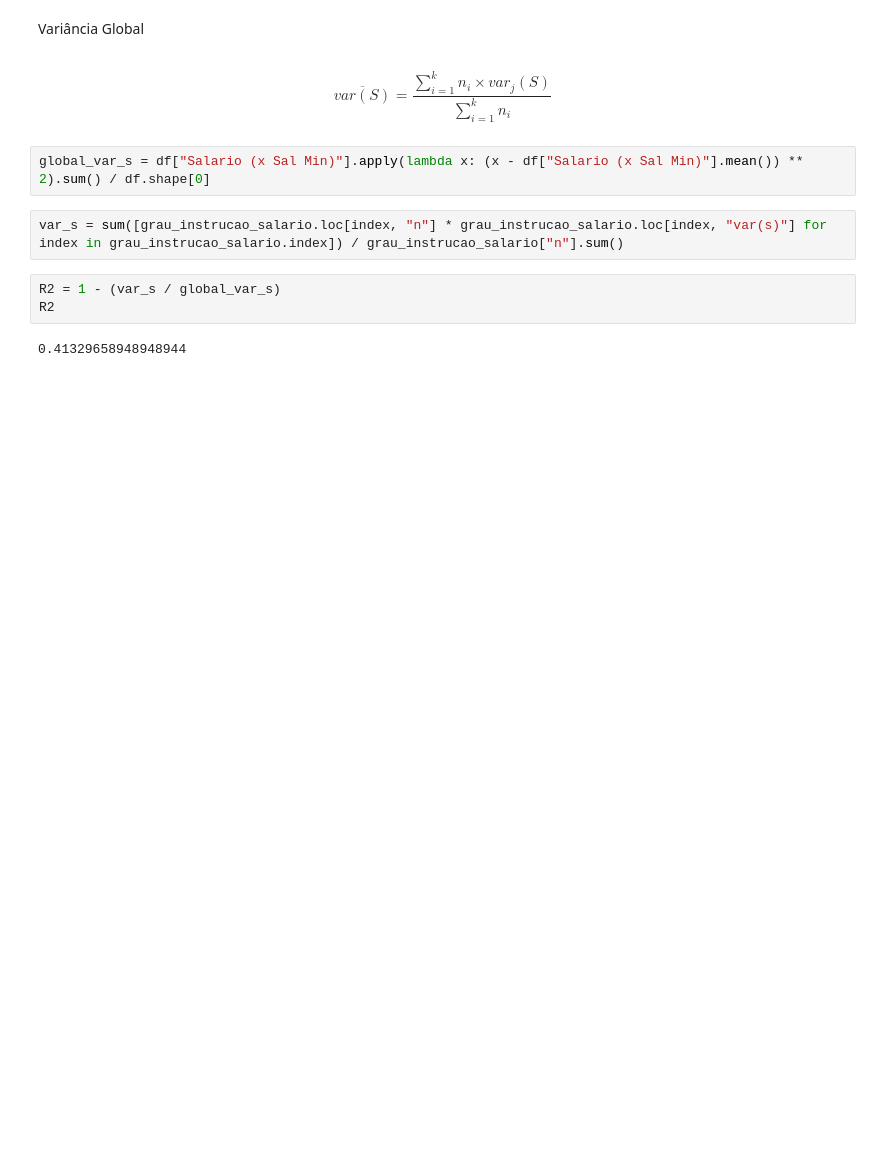
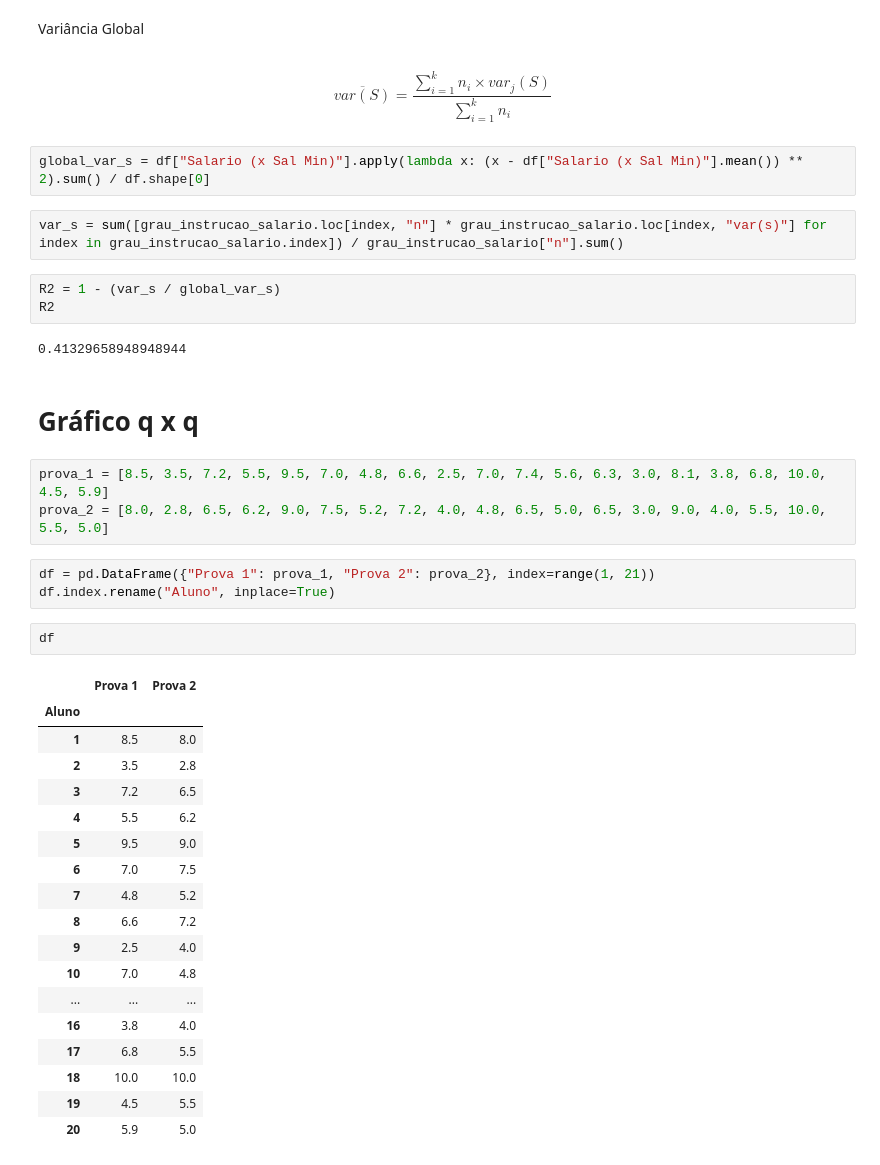
Before and after one commit to BrunoOlivei/estatistica, a Jupyter notebook: Estatística Básica/4_analise_bidimensional.ipynb, the cells around one changed output. Saved outputs shown, nothing was run; the diff lists cells and outputs as text; blank space fills up the shorter version.

```diff
--- a/Estatística Básica/4_analise_bidimensional.ipynb
+++ b/Estatística Básica/4_analise_bidimensional.ipynb
@@ -416,3 +417,32 @@ R2 = 1 - (var_s / global_var_s)
 R2
 # %% [output]
 0.41329658948948944
+# %% [markdown]
+# Gráfico q x q
+# %%
+prova_1 = [8.5, 3.5, 7.2, 5.5, 9.5, 7.0, 4.8, 6.6, 2.5, 7.0, 7.4, 5.6, 6.3, 3.0, 8.1, 3.8, 6.8, 10.0, 4.5, 5.9]
+prova_2 = [8.0, 2.8, 6.5, 6.2, 9.0, 7.5, 5.2, 7.2, 4.0, 4.8, 6.5, 5.0, 6.5, 3.0, 9.0, 4.0, 5.5, 10.0, 5.5, 5.0]
+# %%
+df = pd.DataFrame({"Prova 1": prova_1, "Prova 2": prova_2}, index=range(1, 21))
+df.index.rename("Aluno", inplace=True)
+# %%
+df
+# %% [output]
+|  | Prova 1 | Prova 2 |
+| Aluno |  |  |
+| 1 | 8.5 | 8.0 |
+| 2 | 3.5 | 2.8 |
+| 3 | 7.2 | 6.5 |
+| 4 | 5.5 | 6.2 |
+| 5 | 9.5 | 9.0 |
+| 6 | 7.0 | 7.5 |
+| 7 | 4.8 | 5.2 |
+| 8 | 6.6 | 7.2 |
+| 9 | 2.5 | 4.0 |
+| 10 | 7.0 | 4.8 |
+| ... | ... | ... |
+| 16 | 3.8 | 4.0 |
+| 17 | 6.8 | 5.5 |
+| 18 | 10.0 | 10.0 |
+| 19 | 4.5 | 5.5 |
+| 20 | 5.9 | 5.0 |
```
Also changed, not shown: parts of 5 cells of this notebook, 3 other files.
